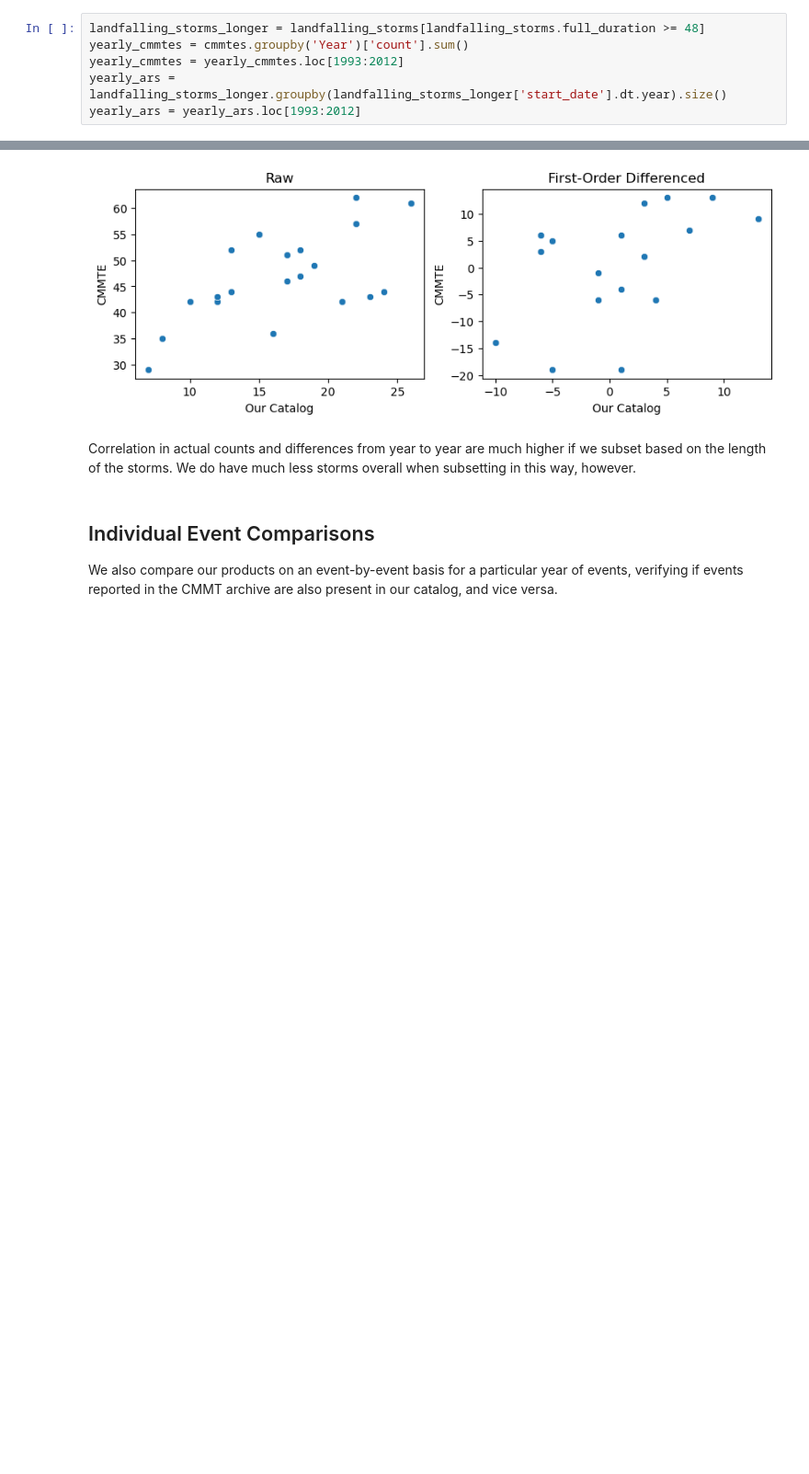
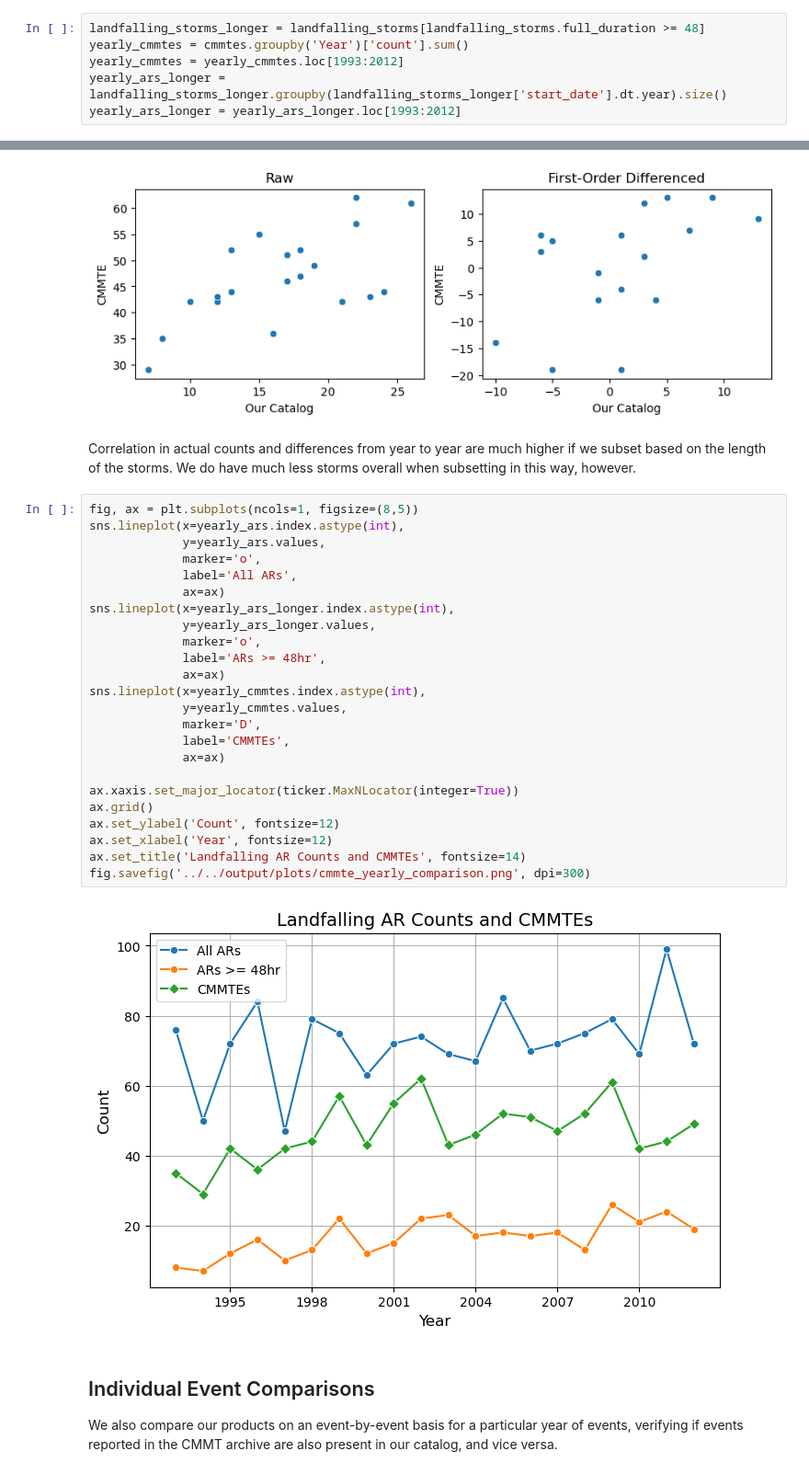
Before and after one commit to jbbutler/antarctic_AR_dataset, a Jupyter notebook: notebooks/quality_assurance/cmmt_comparison.ipynb, the cells around one changed output, grey strips where cells are left out. Shown at 92% size. Saved outputs shown, nothing was run; the diff lists cells and outputs as text; blank space fills up the shorter version.

```diff
--- a/notebooks/quality_assurance/cmmt_comparison.ipynb
+++ b/notebooks/quality_assurance/cmmt_comparison.ipynb
@@ -109,8 +107,8 @@ Some similar structure, but correlations are not exactly as we may hope for. I'm
 landfalling_storms_longer = landfalling_storms[landfalling_storms.full_duration >= 48]
 yearly_cmmtes = cmmtes.groupby('Year')['count'].sum()
 yearly_cmmtes = yearly_cmmtes.loc[1993:2012]
-yearly_ars = landfalling_storms_longer.groupby(landfalling_storms_longer['start_date'].dt.year).size()
-yearly_ars = yearly_ars.loc[1993:2012]
+yearly_ars_longer = landfalling_storms_longer.groupby(landfalling_storms_longer['start_date'].dt.year).size()
+yearly_ars_longer = yearly_ars_longer.loc[1993:2012]
 # %%
 plt.figure(figsize=(6, 4))
 
@@ -159,6 +153,32 @@ sns.scatterplot(x=ars_differenced, y=cmmte_differenced, ax=ax[1]);
 [figure]
 # %% [markdown]
 Correlation in actual counts and differences from year to year are much higher if we subset based on the length of the storms. We do have much less storms overall when subsetting in this way, however.
+# %%
+fig, ax = plt.subplots(ncols=1, figsize=(8,5))
+sns.lineplot(x=yearly_ars.index.astype(int),
+             y=yearly_ars.values,
+             marker='o',
+             label='All ARs',
+             ax=ax)
+sns.lineplot(x=yearly_ars_longer.index.astype(int),
+             y=yearly_ars_longer.values,
+             marker='o',
+             label='ARs >= 48hr',
+             ax=ax)
+sns.lineplot(x=yearly_cmmtes.index.astype(int),
+             y=yearly_cmmtes.values,
+             marker='D',
+             label='CMMTEs',
+             ax=ax)
+
+ax.xaxis.set_major_locator(ticker.MaxNLocator(integer=True))
+ax.grid()
+ax.set_ylabel('Count', fontsize=12)
+ax.set_xlabel('Year', fontsize=12)
+ax.set_title('Landfalling AR Counts and CMMTEs', fontsize=14)
+fig.savefig('../../output/plots/cmmte_yearly_comparison.png', dpi=300)
+# %% [output]
+[figure, added]
 # %% [markdown]
 ## Individual Event Comparisons
 
```
Also changed, not shown: parts of 8 cells of this notebook, 50 other files.
